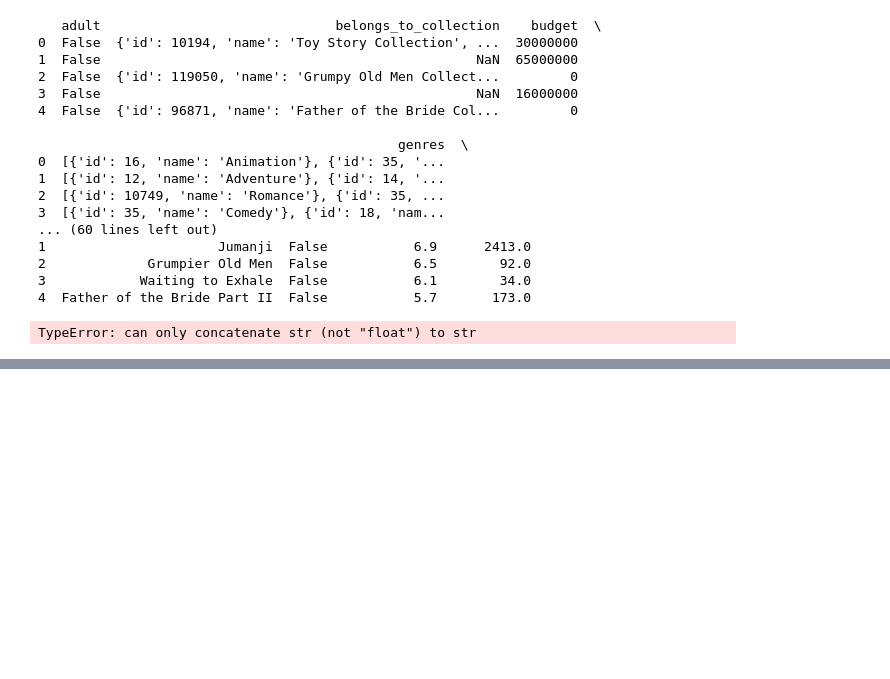
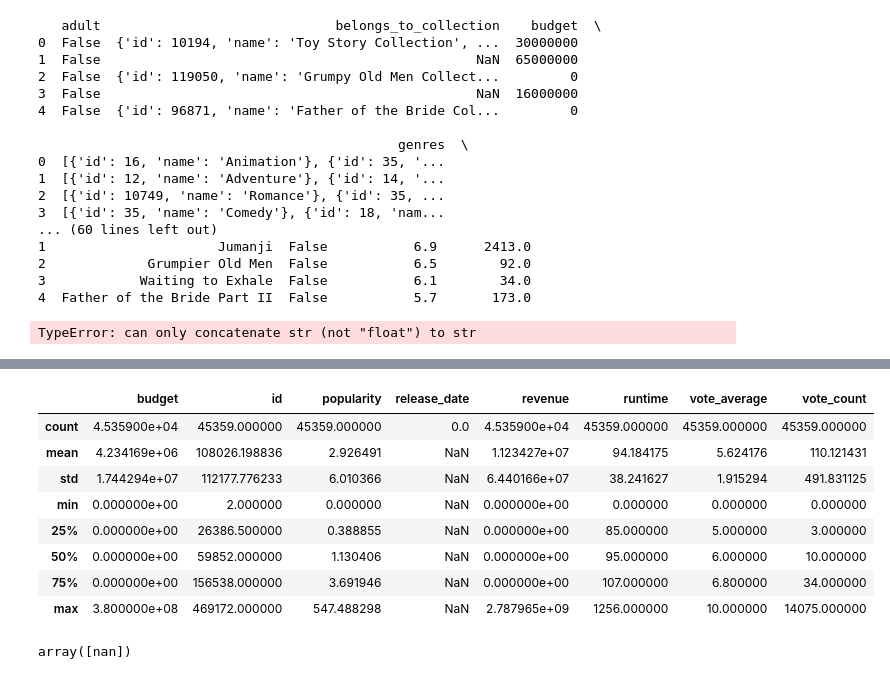
Before and after one commit to yashsati072-create/Movie-Recommendation-System, a Jupyter notebook: Another_copy_of_Movie_Recommendation_System.ipynb, the cells around one changed output, grey strips where cells are left out. Drawn from its saved outputs; the diff is of its cells as text; code cells hidden in the pictures; blank space fills up the shorter version.

```diff
--- a/Another_copy_of_Movie_Recommendation_System.ipynb
+++ b/Another_copy_of_Movie_Recommendation_System.ipynb
@@ -433,2 +421,2 @@ movie_da.head()
 # %%
-movie_da.drop('tagline',axis=1,inplace=True)
+movie_da.drop_duplicates(inplace=True)
@@ -434,0 +444,4 @@ movie_da.drop('tagline',axis=1,inplace=True)
+# %%
+movie_da['budget']=pd.to_numeric(movie_da['budget'],errors='coerce')
+movie_da['id']=pd.to_numeric(movie_da['id'],errors='coerce')
+movie_da['release_date']=pd.to_numeric(movie_da['release_date'],errors='coerce')
@@ -434,0 +506,16 @@ movie_da.drop('tagline',axis=1,inplace=True)
+# %%
+movie_da.describe()
+# %% [output]
+|  | budget | id | popularity | release_date | revenue | runtime | vote_average | vote_count |
+| count | 4.535900e+04 | 45359.000000 | 45359.000000 | 0.0 | 4.535900e+04 | 45359.000000 | 45359.000000 | 45359.000000 |
+| mean | 4.234169e+06 | 108026.198836 | 2.926491 | NaN | 1.123427e+07 | 94.184175 | 5.624176 | 110.121431 |
+| std | 1.744294e+07 | 112177.776233 | 6.010366 | NaN | 6.440166e+07 | 38.241627 | 1.915294 | 491.831125 |
+| min | 0.000000e+00 | 2.000000 | 0.000000 | NaN | 0.000000e+00 | 0.000000 | 0.000000 | 0.000000 |
+| 25% | 0.000000e+00 | 26386.500000 | 0.388855 | NaN | 0.000000e+00 | 85.000000 | 5.000000 | 3.000000 |
+| 50% | 0.000000e+00 | 59852.000000 | 1.130406 | NaN | 0.000000e+00 | 95.000000 | 6.000000 | 10.000000 |
+| 75% | 0.000000e+00 | 156538.000000 | 3.691946 | NaN | 0.000000e+00 | 107.000000 | 6.800000 | 34.000000 |
+| max | 3.800000e+08 | 469172.000000 | 547.488298 | NaN | 2.787965e+09 | 1256.000000 | 10.000000 | 14075.000000 |
+# %%
+movie_da['release_date'].unique()[:10]
+# %% [output]
+array([nan])
```
Also changed, not shown: parts of 14 cells of this notebook.
